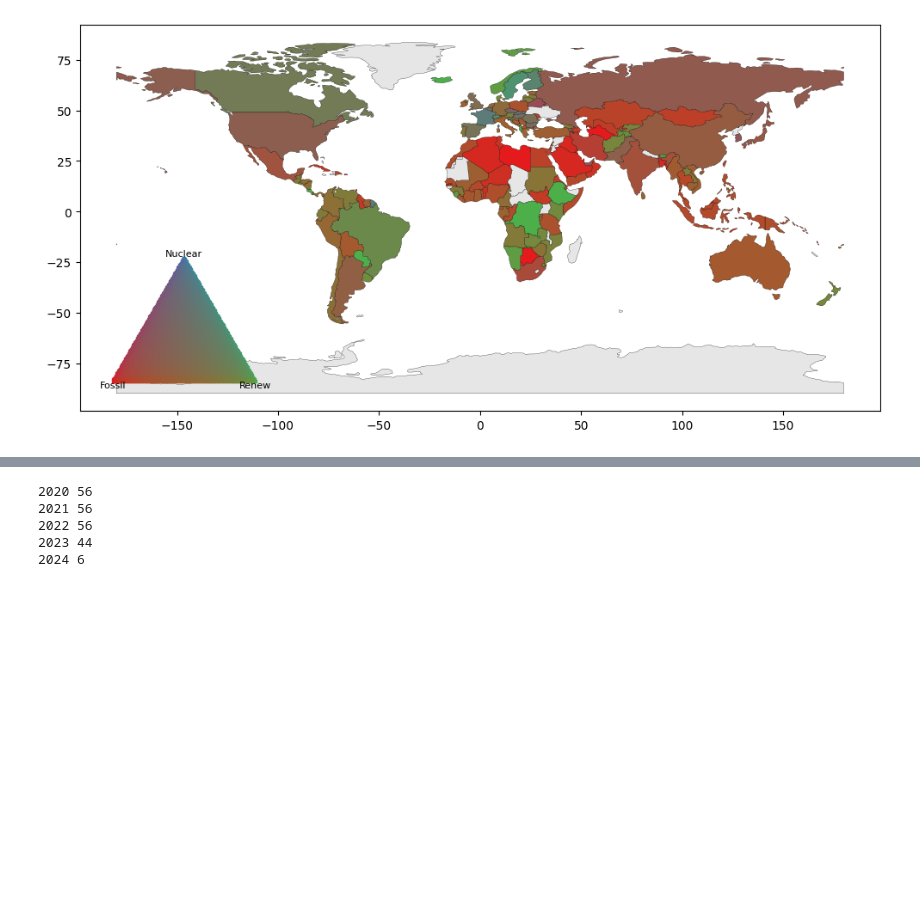
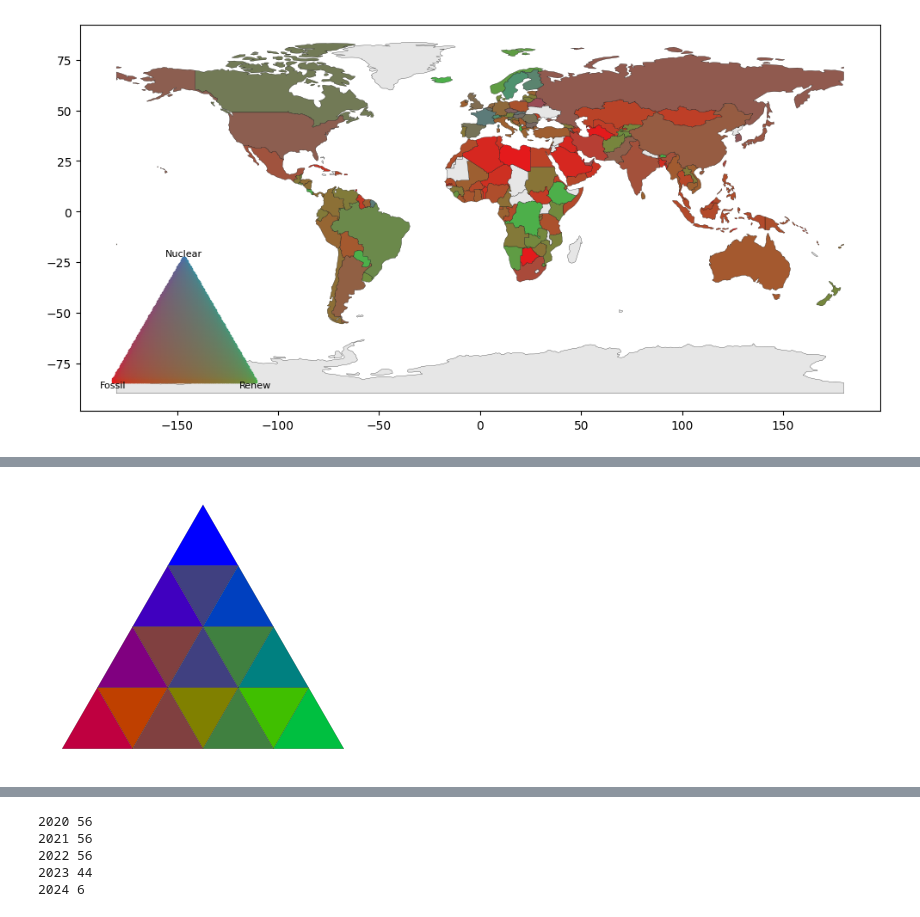
Before and after one commit to raulgarciadiez/energy_maps, a Jupyter notebook: color_code.ipynb, the cells around one changed output, grey strips where cells are left out. Drawn from its saved outputs; the diff is of its cells as text; code cells hidden in the pictures; blank space fills up the shorter version.

```diff
--- a/color_code.ipynb
+++ b/color_code.ipynb
@@ -206,3 +299,59 @@ plt.show()
+# %%
+def ternary_to_xy(f, r, n):
+    """Convert ternary coordinates (fractions) to 2D Cartesian."""
+    x = 0.5 * (2*r + n)
+    y = (np.sqrt(3)/2) * n
+    return x, y
+
+def draw_quantized_ternary(ax, color_func, N=6):
+    """
+    Draws a quantized ternary triangle legend.
+    N = number of subdivisions along each edge.
+    color_func takes (f_share, r_share, n_share) and returns an RGB tuple.
+    """
+    for f in range(N+1):
+        for r in range(N+1-f):
+            n = N - f - r
+            # Lower triangle in the cell
+            if f < N and r < N and n > 0:
+                tri1 = [
+                    ternary_to_xy(f/N, r/N, n/N),
+                    ternary_to_xy((f+1)/N, r/N, (n-1)/N),
+                    ternary_to_xy(f/N, (r+1)/N, (n-1)/N)
+                ]
+                c = color_func(f/N, r/N, n/N)
+                ax.fill(*zip(*tri1), color=c, edgecolor='black', linewidth=0.1)
+            # Upper triangle in the cell
+            if f < N and r < N and n > 0 and f+1 <= N and r+1 <= N:
+                tri2 = [
+                    ternary_to_xy((f+1)/N, r/N, (n-1)/N),
+                    ternary_to_xy((f+1)/N, (r+1)/N, (n-2)/N),
+                    ternary_to_xy(f/N, (r+1)/N, (n-1)/N)
+                ]
+                if all(val >= 0 for v in tri2 for val in v):  # inside main triangle
+                    c = color_func((f+1)/N, (r+1)/N, (n-2)/N)
+                    ax.fill(*zip(*tri2), color=c, edgecolor='black', linewidth=0.1)
+
+# Example color function using your 3 vertex colors
+def color_func(f_share, r_share, n_share):
+    base_colors = {
+        'fossil': np.array([255, 0, 0]),
+        'renewable': np.array([0, 255, 0]),
+        'nuclear': np.array([0, 0, 255])
+    }
+    rgb = (f_share*base_colors['fossil'] +
+           r_share*base_colors['renewable'] +
+           n_share*base_colors['nuclear']) / 255.0
+    return tuple(rgb)
+
+# --- Example usage ---
+fig, ax = plt.subplots(figsize=(4,4))
+draw_quantized_ternary(ax, color_func, N=4)
+ax.axis('off')
+ax.set_aspect('equal')
+plt.show()
+# %% [output]
+[figure, added]
 # %%
 world["ISO_A3_EH"]
 # %% [output]
```
Also changed, not shown: parts of 4 cells of this notebook.
